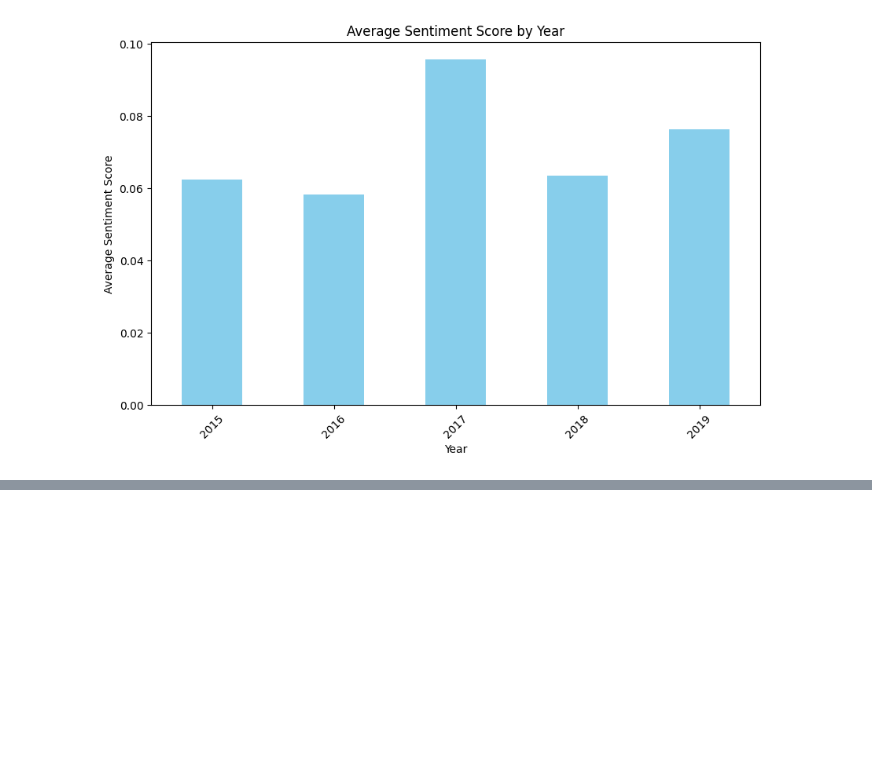
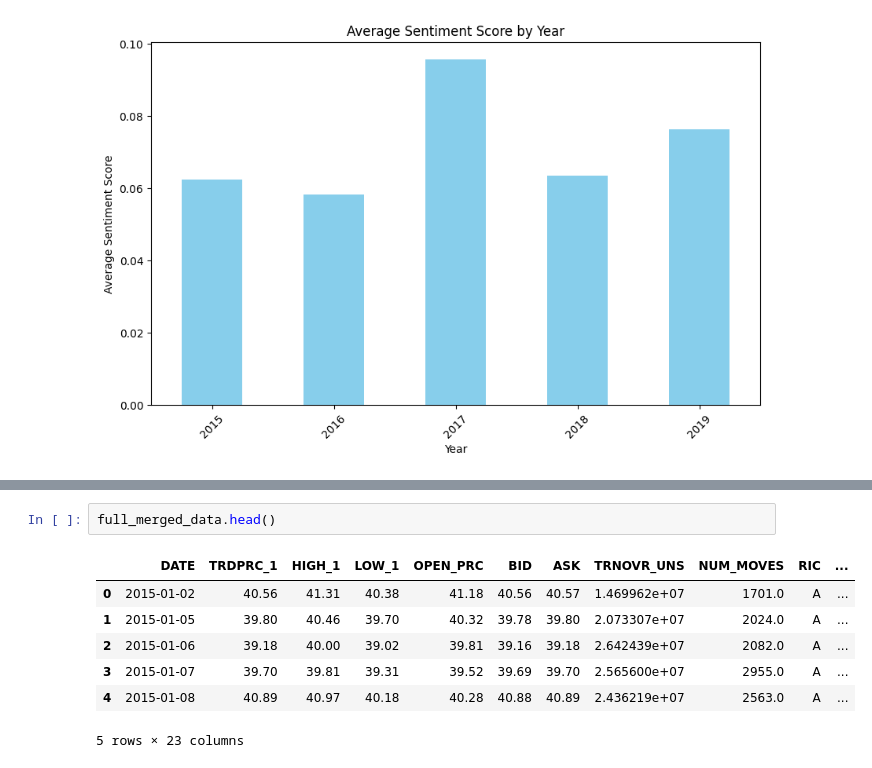
Before and after one commit to LucaBia/esg-sentiment-prediction, a Jupyter notebook: main.ipynb, the cells around one changed output, grey strips where cells are left out. Cells and saved outputs as stored; diff of their text form; blank space fills up the shorter version.

```diff
--- a/main.ipynb
+++ b/main.ipynb
@@ -652,0 +855,10 @@ news_data_reduced.head()
+# %%
+full_merged_data.head()
+# %% [output]
+|  | DATE | TRDPRC_1 | HIGH_1 | LOW_1 | OPEN_PRC | BID | ASK | TRNOVR_UNS | NUM_MOVES | RIC | ... |
+| 0 | 2015-01-02 | 40.56 | 41.31 | 40.38 | 41.18 | 40.56 | 40.57 | 1.469962e+07 | 1701.0 | A | ... |
+| 1 | 2015-01-05 | 39.80 | 40.46 | 39.70 | 40.32 | 39.78 | 39.80 | 2.073307e+07 | 2024.0 | A | ... |
+| 2 | 2015-01-06 | 39.18 | 40.00 | 39.02 | 39.81 | 39.16 | 39.18 | 2.642439e+07 | 2082.0 | A | ... |
+| 3 | 2015-01-07 | 39.70 | 39.81 | 39.31 | 39.52 | 39.69 | 39.70 | 2.565600e+07 | 2955.0 | A | ... |
+| 4 | 2015-01-08 | 40.89 | 40.97 | 40.18 | 40.28 | 40.88 | 40.89 | 2.436219e+07 | 2563.0 | A | ... |
+5 rows × 23 columns
```
Also changed, not shown: parts of 19 cells of this notebook.
